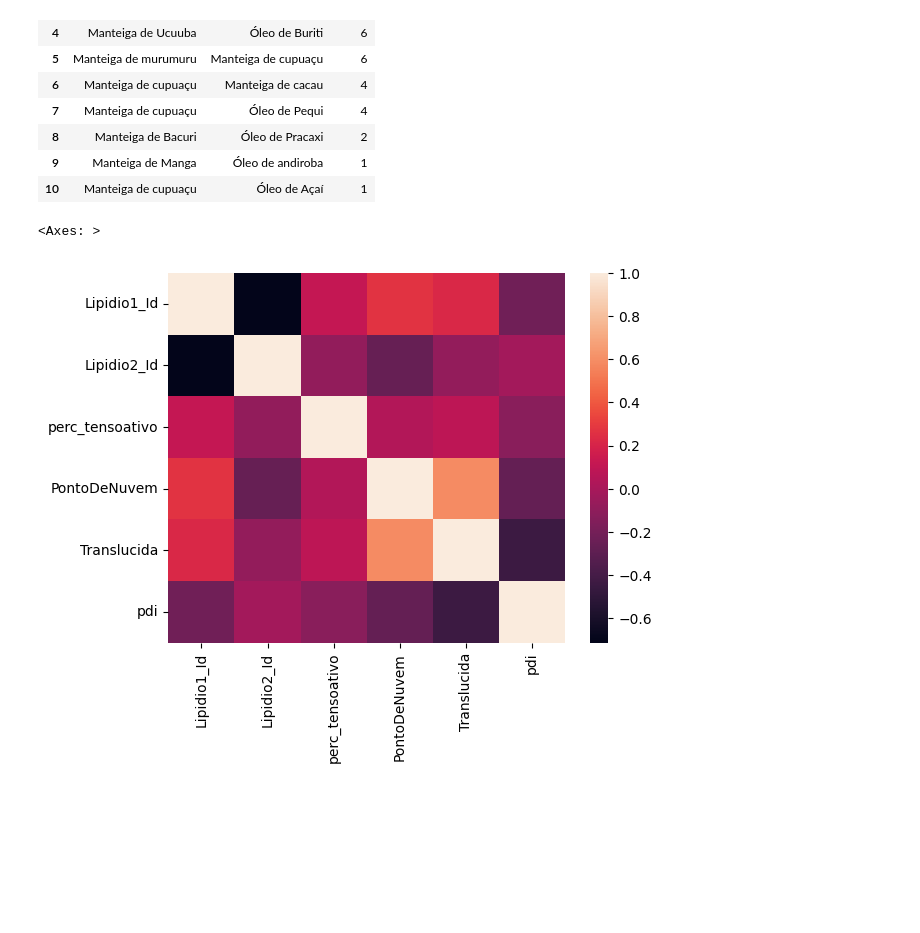
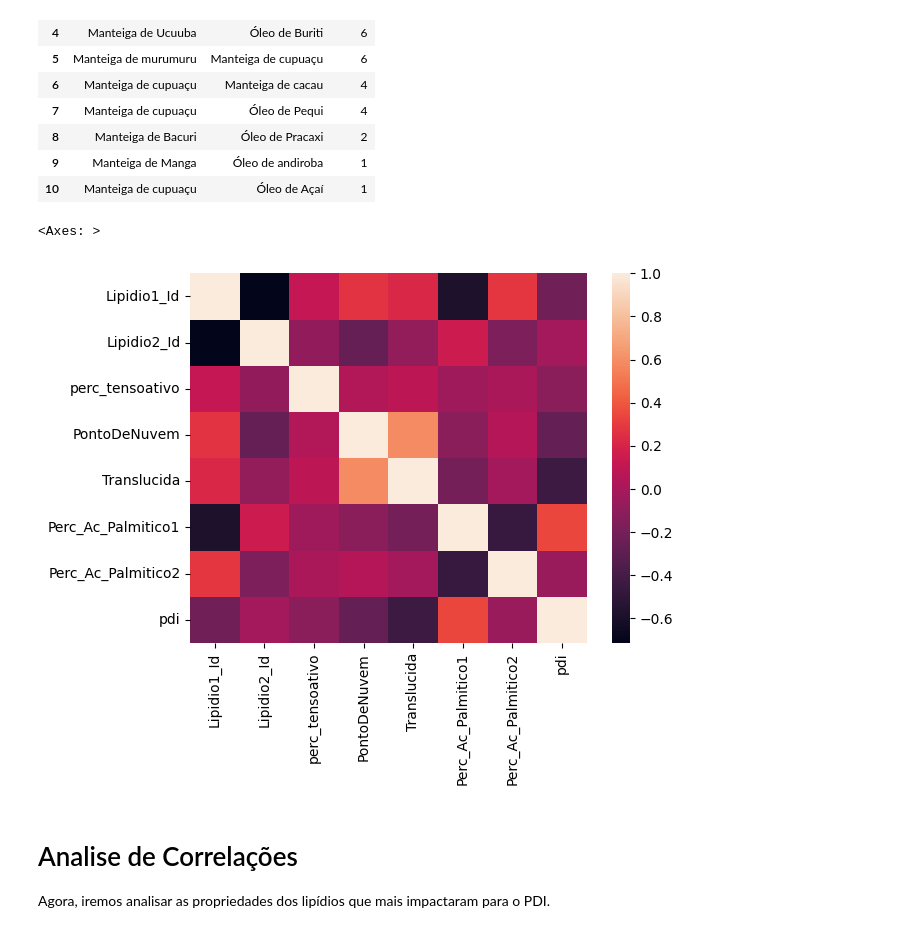
Before and after one commit to brfiso/PyNanoEmulsion, a Jupyter notebook: AnaliseFormulacoes.ipynb, the cells around one changed output. Drawn from its saved outputs; the diff is of its cells as text; code cells hidden in the pictures; blank space fills up the shorter version.

Commit message:
Iniciando a Análise de Correlações

```diff
--- a/AnaliseFormulacoes.ipynb
+++ b/AnaliseFormulacoes.ipynb
@@ -132,8 +132,11 @@ df[df['pdi'] < 0.3][['Lipidio1','Lipidio2']].value_counts().reset_index()
 # %%
 df['Lipidio1_Id'] = LabelEncoder().fit_transform(df['Lipidio1'])
 df['Lipidio2_Id'] = LabelEncoder().fit_transform(df['Lipidio2'])
 
-sns.heatmap(df[['Lipidio1_Id', 'Lipidio2_Id', 'perc_tensoativo', 'PontoDeNuvem','Translucida', 'pdi']].corr())
+sns.heatmap(df[['Lipidio1_Id', 'Lipidio2_Id', 'perc_tensoativo', 'PontoDeNuvem','Translucida', 'Perc_Ac_Palmitico1', 'Perc_Ac_Palmitico2', 'pdi']].corr())
 # %% [output]
 <Axes: >
-[figure, old version]
+[figure, new version]
+# %% [markdown]
+# Analise de Correlações
+Agora, iremos analisar as propriedades dos lipídios que mais impactaram para o PDI.
```
